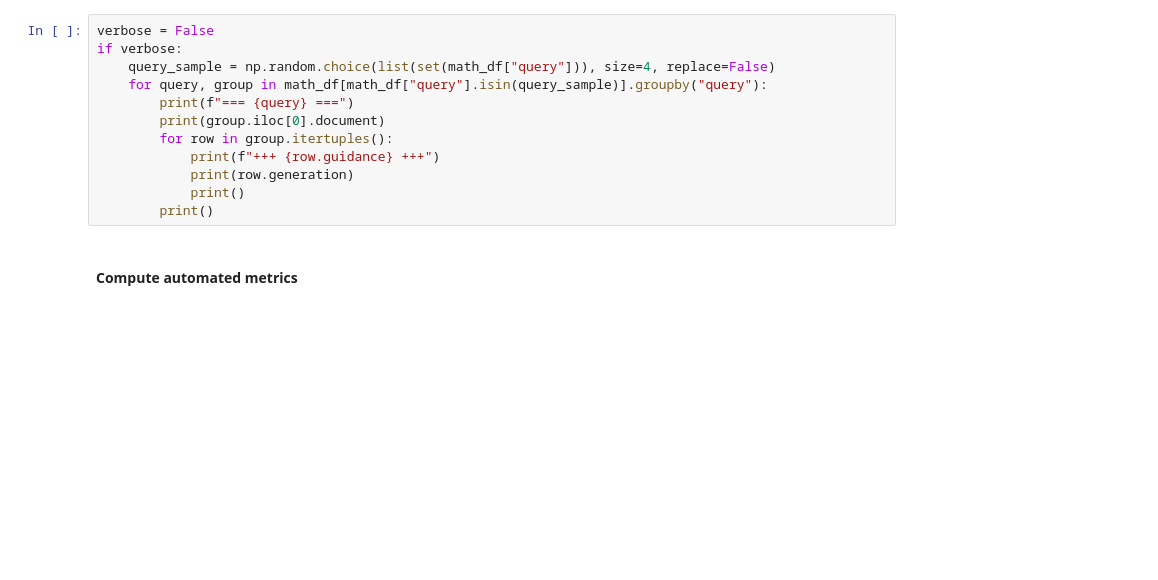
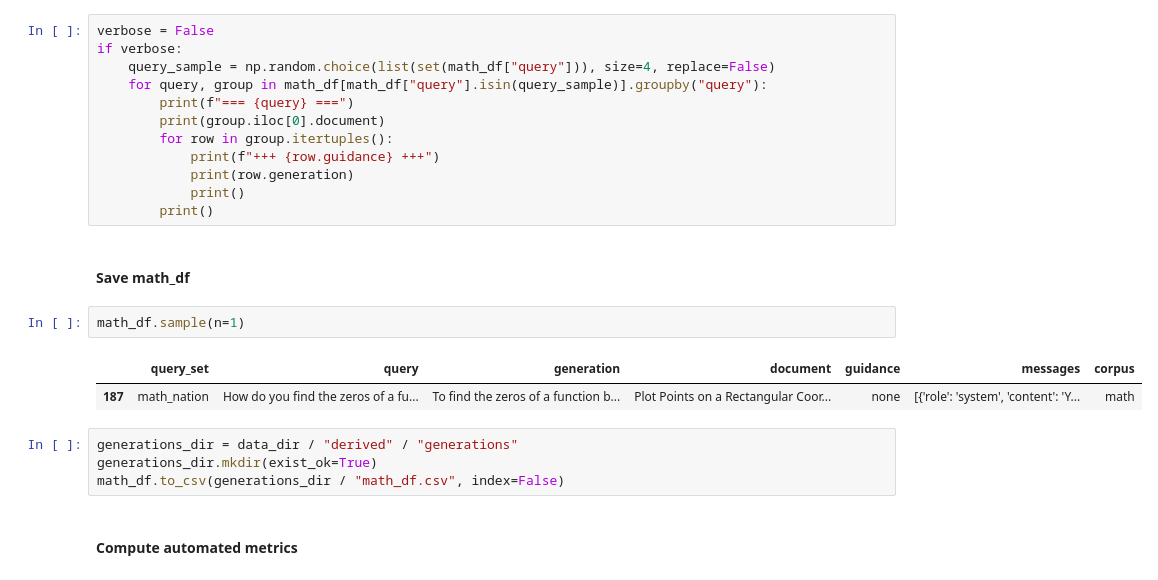
Before and after one commit to DigitalHarborFoundation/rag-for-math-qa, a Jupyter notebook: notebooks/SurveyDataAnalysis.ipynb, the cells around one changed output. Saved outputs shown, nothing was run; the diff lists cells and outputs as text; blank space fills up the shorter version.

Commit message:
SurveyDataAnalysis updated with mild caching

```diff
--- a/notebooks/SurveyDataAnalysis.ipynb
+++ b/notebooks/SurveyDataAnalysis.ipynb
@@ -760,5 +788,16 @@ if verbose:
             print(row.generation)
             print()
         print()
+# %% [markdown]
+#### Save math_df
+# %%
+math_df.sample(n=1)
+# %% [output]
+|  | query_set | query | generation | document | guidance | messages | corpus |
+| 187 | math_nation | How do you find the zeros of a fu... | To find the zeros of a function b... | Plot Points on a Rectangular Coor... | none | [{'role': 'system', 'content': 'Y... | math |
+# %%
+generations_dir = data_dir / "derived" / "generations"
+generations_dir.mkdir(exist_ok=True)
+math_df.to_csv(generations_dir / "math_df.csv", index=False)
 # %% [markdown]
 #### Compute automated metrics
```
Also changed, not shown: parts of 6 cells of this notebook.
